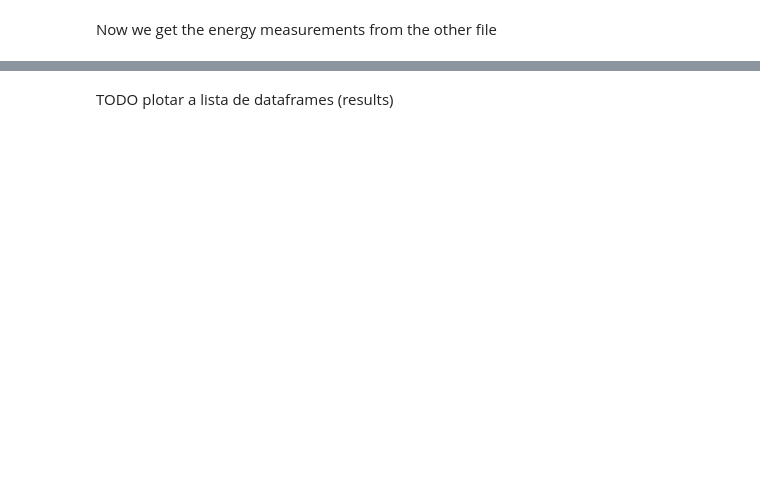
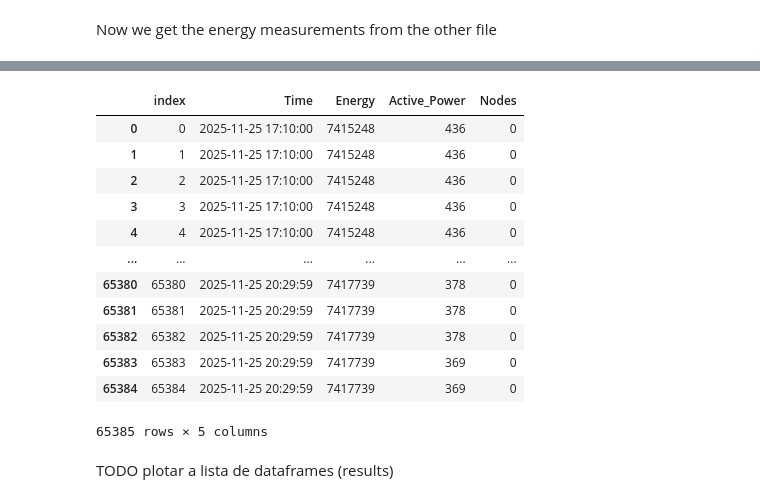
Before and after one commit to othomarcondes/CMP223-EnergyMeasurements, a Jupyter notebook: data_analysis.ipynb, the cells around one changed output, grey strips where cells are left out. Drawn from its saved outputs; the diff is of its cells as text; code cells hidden in the pictures; blank space fills up the shorter version.

```diff
--- a/data_analysis.ipynb
+++ b/data_analysis.ipynb
@@ -132 +133,37 @@ Now we need to slice the csv with the results so we can separate each experiment
+# %%
+stress['Nodes'] = 0
+
+for index, row in experiment.iterrows():
+    start_time = row['start_ts']
+    end_time = row['end_ts']
+    nodes = row['nodes']
+    cpu = row['cpu']
+    memory = row['memory']
+    io = row['io']
+
+    # works
+    #print(stress.loc[(stress['Time']>start_time) & (stress['Time']<=end_time), 'index'])
+
+    # don't work
+    #interval = pd.Interval(left=start_time, right=end_time)
+    #stress.loc[stress['Time'] in interval, 'Nodes'] = nodes
+
+    # don't work
+    stress.loc[((stress['Time']>start_time) & (stress['Time']<=end_time)), 'Nodes'] = nodes
+
+stress
+# %% [output]
+|  | index | Time | Energy | Active_Power | Nodes |
+| 0 | 0 | 2025-11-25 17:10:00 | 7415248 | 436 | 0 |
+| 1 | 1 | 2025-11-25 17:10:00 | 7415248 | 436 | 0 |
+| 2 | 2 | 2025-11-25 17:10:00 | 7415248 | 436 | 0 |
+| 3 | 3 | 2025-11-25 17:10:00 | 7415248 | 436 | 0 |
+| 4 | 4 | 2025-11-25 17:10:00 | 7415248 | 436 | 0 |
+| ... | ... | ... | ... | ... | ... |
+| 65380 | 65380 | 2025-11-25 20:29:59 | 7417739 | 378 | 0 |
+| 65381 | 65381 | 2025-11-25 20:29:59 | 7417739 | 378 | 0 |
+| 65382 | 65382 | 2025-11-25 20:29:59 | 7417739 | 378 | 0 |
+| 65383 | 65383 | 2025-11-25 20:29:59 | 7417739 | 369 | 0 |
+| 65384 | 65384 | 2025-11-25 20:29:59 | 7417739 | 369 | 0 |
+65385 rows × 5 columns
 # %%
```
Also changed, not shown: parts of 9 cells of this notebook.
